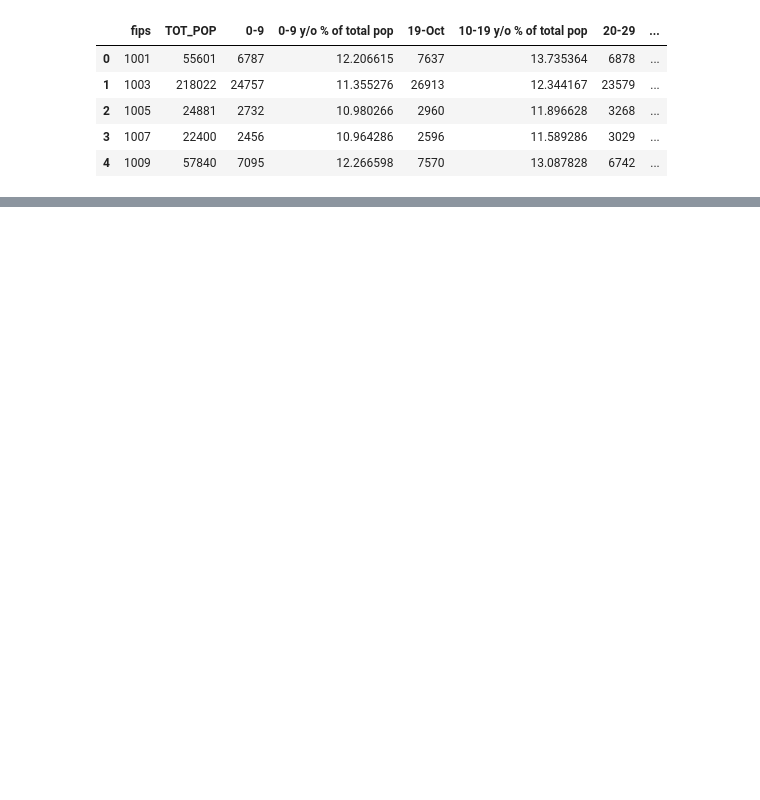
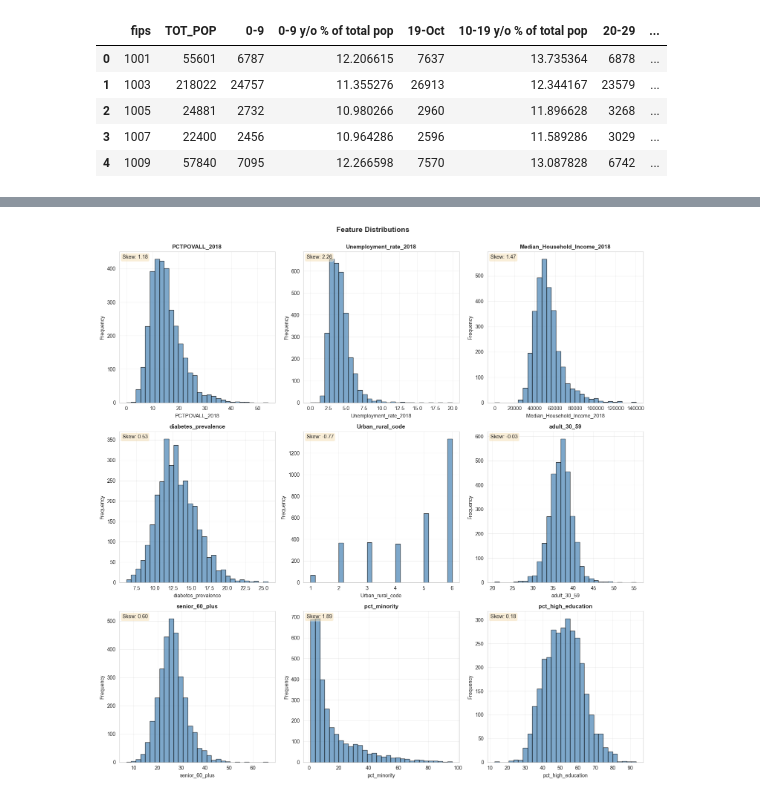
Before and after one commit to 4geeksacademy/abgonzalez-introduction-machine-learning, a Jupyter notebook: src/03-linear-regression-reg-demographic-health-data.ipynb, the cells around one changed output, grey strips where cells are left out. Cells and saved outputs as stored; diff of their text form; code cells hidden in the pictures; blank space fills up the shorter version.

```diff
--- a/src/03-linear-regression-reg-demographic-health-data.ipynb
+++ b/src/03-linear-regression-reg-demographic-health-data.ipynb
@@ -83,0 +1691,18 @@ df.head()
+# %%
+# Drop truly redundant columns (mathematical artifacts)
+truly_redundant = [
+    'pct_low_education',        # Keep pct_high_education (they sum to 100%)
+    'racial_diversity_index'    # Keep pct_minority (simpler metric)
+]
+
+# Check and drop
+existing_redundant = [col for col in truly_redundant if col in df_clean.columns]
+df_clean = df_clean.drop(columns=existing_redundant)
+
+print(f"Dropped {len(existing_redundant)} mathematically redundant columns:")
+for col in existing_redundant:
+    print(f"   • {col}")
+
+print(f"\nKept health conditions despite high correlations (real comorbidities)")
+print(f"Kept socioeconomic indicators (real determinants of health)")
+print(f"Use regularization (Lasso/Ridge) to handle remaining multicollinearity")
@@ -83,0 +1932,33 @@ df.head()
+# %%
+# Histogram for all numeric features
+numeric_features= df_clean.select_dtypes(include=[np.number]).columns.tolist()
+n_features = len(numeric_features)
+n_cols = 3
+n_rows = (n_features + n_cols - 1) // n_cols
+
+fig, axes = plt.subplots(n_rows, n_cols, figsize=(15, 5*n_rows))
+axes = axes.flatten() if n_features > 1 else [axes]
+
+for idx, col in enumerate(numeric_features):
+    axes[idx].hist(df_clean[col].dropna(), bins=30, edgecolor='black', alpha=0.7, color='steelblue')
+    axes[idx].set_title(f'{col}', fontsize=11, fontweight='bold')
+    axes[idx].set_xlabel(col)
+    axes[idx].set_ylabel('Frequency')
+    axes[idx].grid(True, alpha=0.3)
+
+    # Add skewness info
+    skewness = df_clean[col].skew()
+    axes[idx].text(0.02, 0.98, f'Skew: {skewness:.2f}',
+                   transform=axes[idx].transAxes,
+                   verticalalignment='top',
+                   bbox=dict(boxstyle='round', facecolor='wheat', alpha=0.5))
+
+# Hide empty subplots
+for idx in range(len(numeric_features), len(axes)):
+    axes[idx].axis('off')
+
+plt.suptitle('Feature Distributions', fontsize=14, fontweight='bold', y=1.00)
+plt.tight_layout()
+plt.show()
+# %% [output]
+[figure, added]
```
Also changed, not shown: parts of 96 cells of this notebook, 1 other file.
